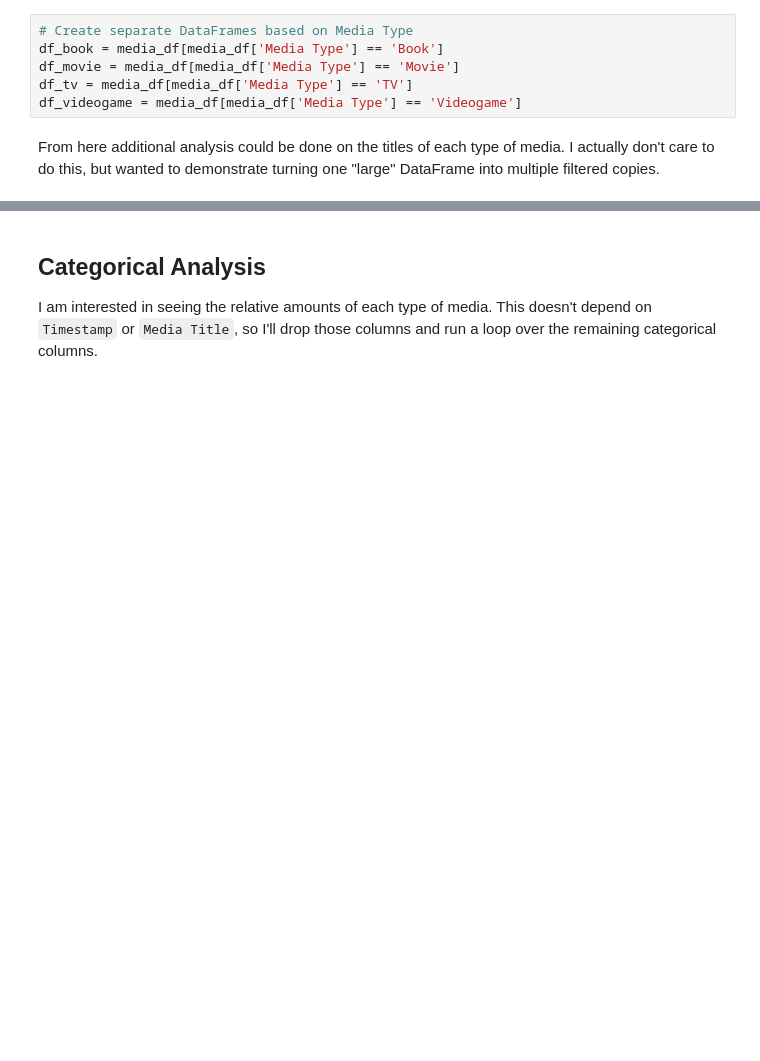
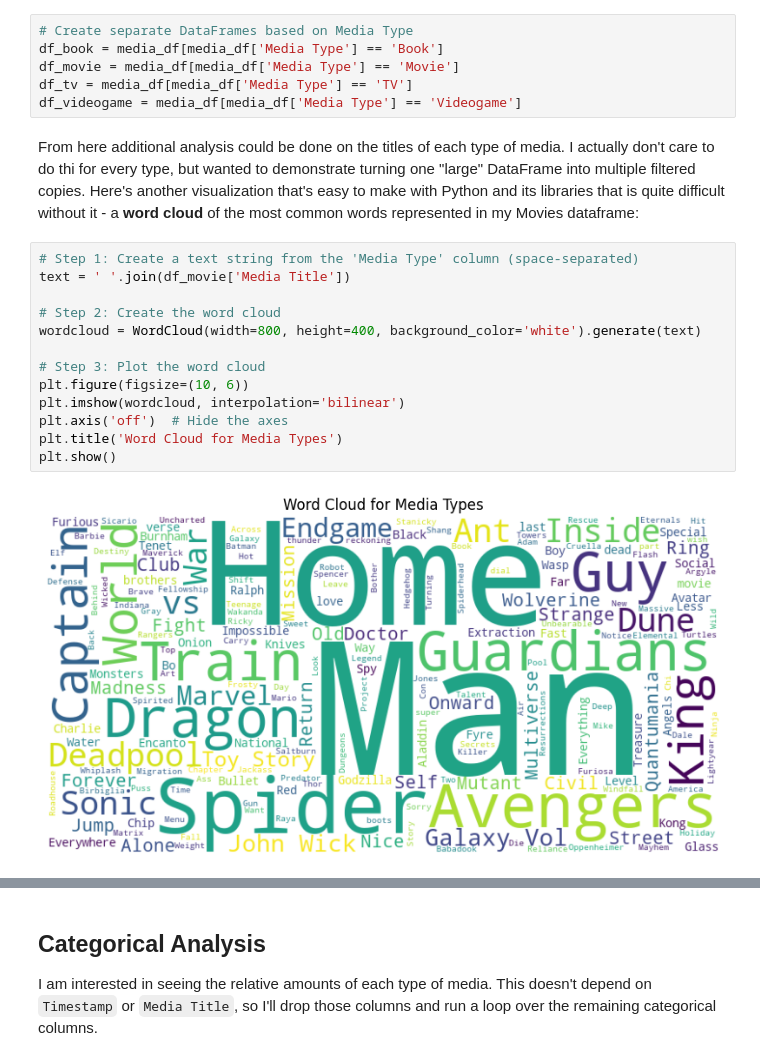
Before and after one commit to aarongilly/datafun-06-eda, a Jupyter notebook: gillespie_eda.ipynb, the cells around one changed output, grey strips where cells are left out. Saved outputs shown, nothing was run; the diff lists cells and outputs as text; blank space fills up the shorter version.

Commit message:
Remainder of the analysis complete, I think

```diff
--- a/gillespie_eda.ipynb
+++ b/gillespie_eda.ipynb
@@ -313,4 +350,19 @@ df_movie = media_df[media_df['Media Type'] == 'Movie']
 df_tv = media_df[media_df['Media Type'] == 'TV']
 df_videogame = media_df[media_df['Media Type'] == 'Videogame']
 # %% [markdown]
-From here additional analysis could be done on the titles of each type of media. I actually don't care to do this, but wanted to demonstrate turning one "large" DataFrame into multiple filtered copies.
+From here additional analysis could be done on the titles of each type of media. I actually don't care to do thi for every type, but wanted to demonstrate turning one "large" DataFrame into multiple filtered copies. Here's another visualization that's easy to make with Python and its libraries that is quite difficult without it - a **word cloud** of the most common words represented in my Movies dataframe:
+# %%
+# Step 1: Create a text string from the 'Media Type' column (space-separated)
+text = ' '.join(df_movie['Media Title'])
+
+# Step 2: Create the word cloud
+wordcloud = WordCloud(width=800, height=400, background_color='white').generate(text)
+
+# Step 3: Plot the word cloud
+plt.figure(figsize=(10, 6))
+plt.imshow(wordcloud, interpolation='bilinear')
+plt.axis('off')  # Hide the axes
+plt.title('Word Cloud for Media Types')
+plt.show()
+# %% [output]
+[figure, added]
```
Also changed, not shown: parts of 18 cells of this notebook, 1 other file.
